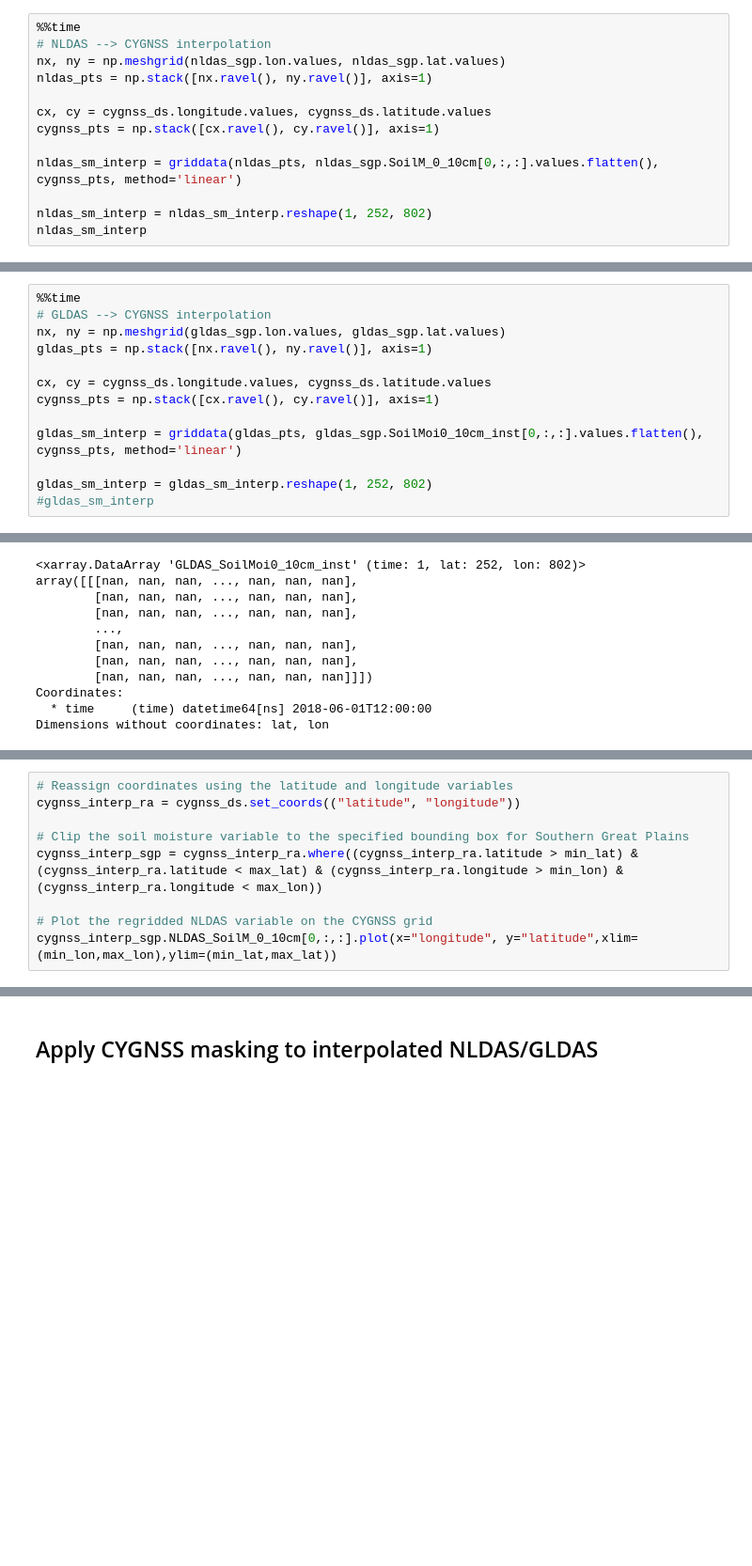
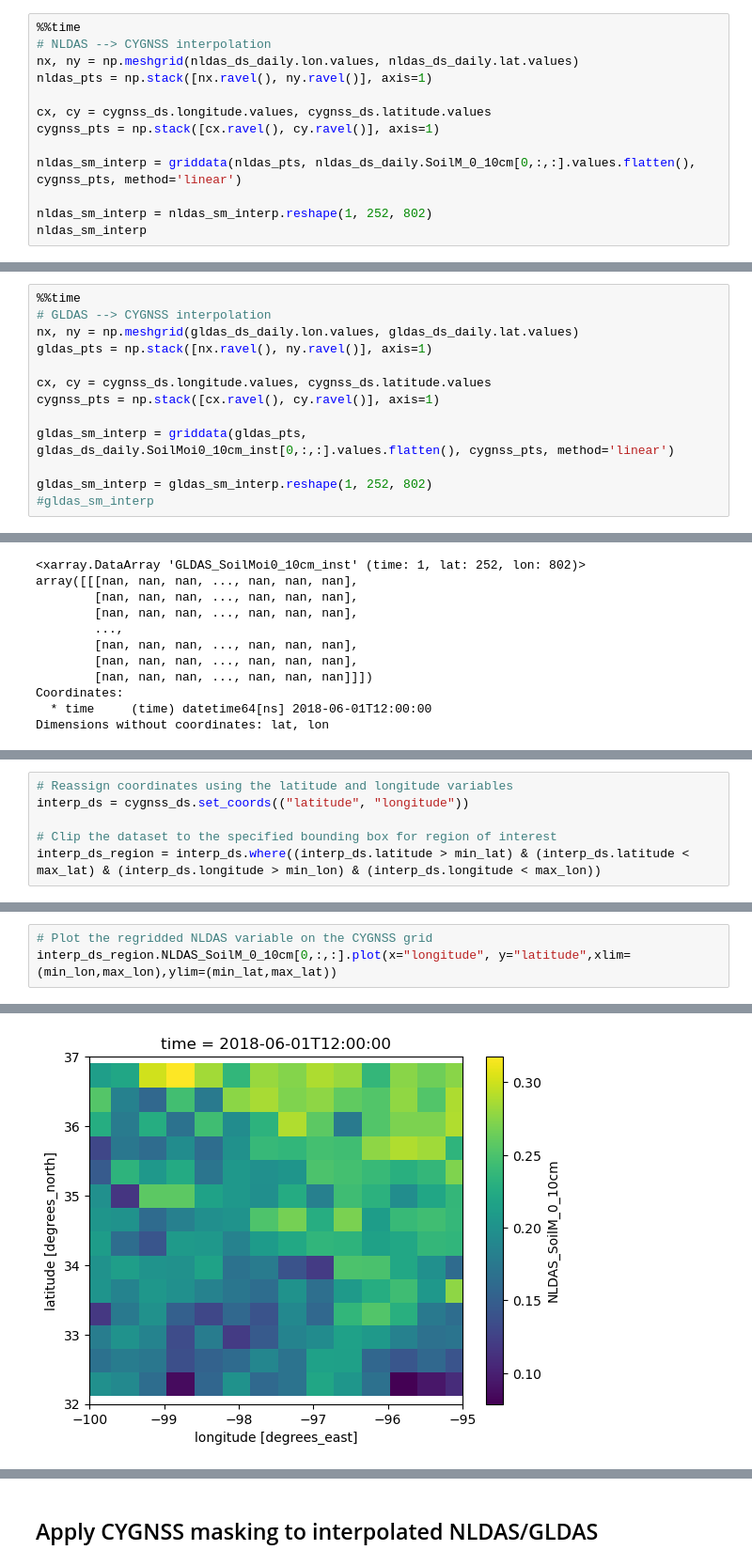
Before and after one commit to alexishunzinger/gesdisc-use-cases, a Jupyter notebook: mocko-ldas-comparison/ldas-comparison.ipynb, the cells around one changed output, grey strips where cells are left out. Shown: that part at 94% size. Saved outputs shown, nothing was run; the diff lists cells and outputs as text; blank space fills up the shorter version.

```diff
--- a/mocko-ldas-comparison/ldas-comparison.ipynb
+++ b/mocko-ldas-comparison/ldas-comparison.ipynb
@@ -319,13 +262,13 @@ Interpolate NLDAS/GLDAS to CYGNSS grid
 # %%
 %%time
 # NLDAS --> CYGNSS interpolation
-nx, ny = np.meshgrid(nldas_sgp.lon.values, nldas_sgp.lat.values)
+nx, ny = np.meshgrid(nldas_ds_daily.lon.values, nldas_ds_daily.lat.values)
 nldas_pts = np.stack([nx.ravel(), ny.ravel()], axis=1)
 
 cx, cy = cygnss_ds.longitude.values, cygnss_ds.latitude.values
 cygnss_pts = np.stack([cx.ravel(), cy.ravel()], axis=1)
 
-nldas_sm_interp = griddata(nldas_pts, nldas_sgp.SoilM_0_10cm[0,:,:].values.flatten(), cygnss_pts, method='linear')
+nldas_sm_interp = griddata(nldas_pts, nldas_ds_daily.SoilM_0_10cm[0,:,:].values.flatten(), cygnss_pts, method='linear')
 
 nldas_sm_interp = nldas_sm_interp.reshape(1, 252, 802)
 nldas_sm_interp
@@ -342,13 +285,13 @@ array([[[nan, nan, nan, ..., nan, nan, nan],
 # %%
 %%time
 # GLDAS --> CYGNSS interpolation
-nx, ny = np.meshgrid(gldas_sgp.lon.values, gldas_sgp.lat.values)
+nx, ny = np.meshgrid(gldas_ds_daily.lon.values, gldas_ds_daily.lat.values)
 gldas_pts = np.stack([nx.ravel(), ny.ravel()], axis=1)
 
 cx, cy = cygnss_ds.longitude.values, cygnss_ds.latitude.values
 cygnss_pts = np.stack([cx.ravel(), cy.ravel()], axis=1)
 
-gldas_sm_interp = griddata(gldas_pts, gldas_sgp.SoilMoi0_10cm_inst[0,:,:].values.flatten(), cygnss_pts, method='linear')
+gldas_sm_interp = griddata(gldas_pts, gldas_ds_daily.SoilMoi0_10cm_inst[0,:,:].values.flatten(), cygnss_pts, method='linear')
 
 gldas_sm_interp = gldas_sm_interp.reshape(1, 252, 802)
 #gldas_sm_interp
@@ -401,9 +356,6 @@ Dimensions without coordinates: lat, lon
 # %%
 # Reassign coordinates using the latitude and longitude variables
-cygnss_interp_ra = cygnss_ds.set_coords(("latitude", "longitude"))
+interp_ds = cygnss_ds.set_coords(("latitude", "longitude"))
 
-# Clip the soil moisture variable to the specified bounding box for Southern Great Plains
-cygnss_interp_sgp = cygnss_interp_ra.where((cygnss_interp_ra.latitude > min_lat) & (cygnss_interp_ra.latitude < max_lat) & (cygnss_interp_ra.longitude > min_lon) & (cygnss_interp_ra.longitude < max_lon))
-
-# Plot the regridded NLDAS variable on the CYGNSS grid
-cygnss_interp_sgp.NLDAS_SoilM_0_10cm[0,:,:].plot(x="longitude", y="latitude",xlim=(min_lon,max_lon),ylim=(min_lat,max_lat))
+# Clip the dataset to the specified bounding box for region of interest
+interp_ds_region = interp_ds.where((interp_ds.latitude > min_lat) & (interp_ds.latitude < max_lat) & (interp_ds.longitude > min_lon) & (interp_ds.longitude < max_lon))
@@ -422,3 +367,7 @@ cygnss_interp_sgp.SM_daily[0,:,:].plot(x="longitude", y="latitude",xlim=(min_lon
 # %% [output]
 <matplotlib.collections.QuadMesh at 0x...>
 [figure]
+# %%
+# Plot the regridded NLDAS variable on the CYGNSS grid
+interp_ds_region.NLDAS_SoilM_0_10cm[0,:,:].plot(x="longitude", y="latitude",xlim=(min_lon,max_lon),ylim=(min_lat,max_lat))
+# %% [output]
@@ -424,0 +375 @@ cygnss_interp_sgp.SM_daily[0,:,:].plot(x="longitude", y="latitude",xlim=(min_lon
+[figure, added]
```
Also changed, not shown: parts of 25 cells of this notebook.
